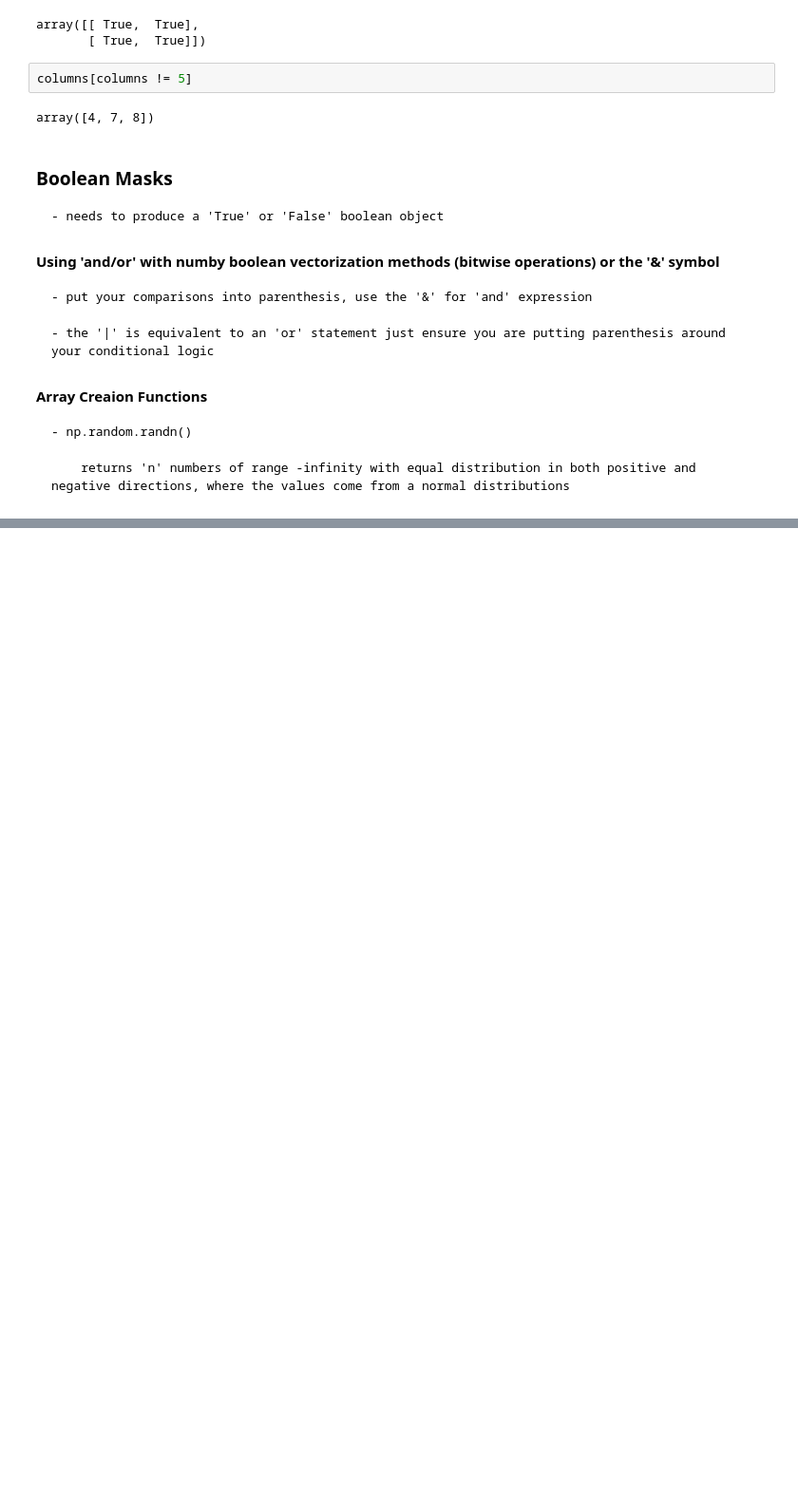
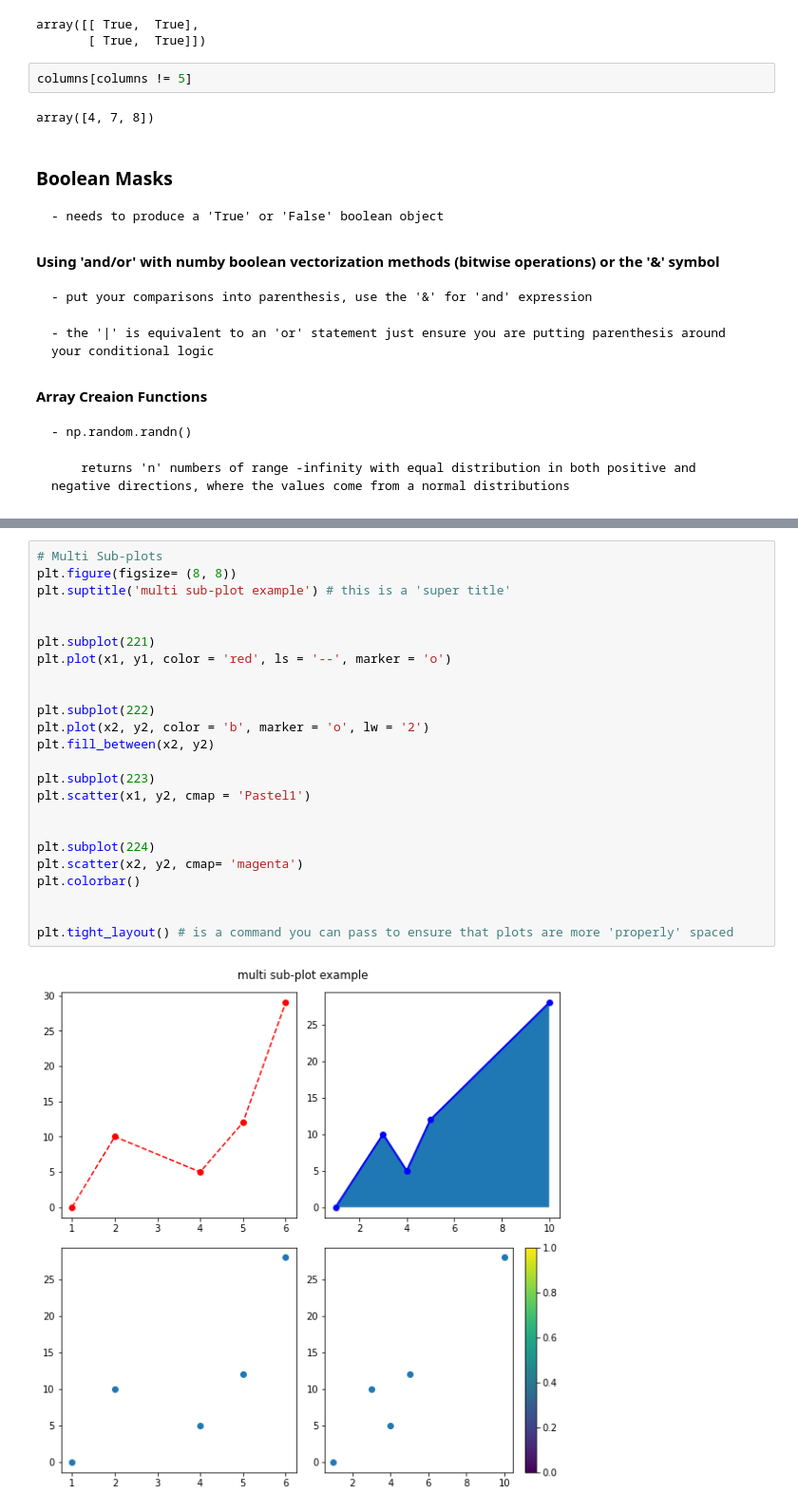
Before and after one commit to mijailmariano/my_notes, a Jupyter notebook: jupy-notebook.ipynb, the cells around one changed output, grey strips where cells are left out. Shown at 95% size. Drawn from its saved outputs; the diff is of its cells as text; blank space fills up the shorter version.

```diff
--- a/jupy-notebook.ipynb
+++ b/jupy-notebook.ipynb
@@ -1376,0 +1485,26 @@ array([4, 7, 8])
+# %%
+# Multi Sub-plots
+plt.figure(figsize= (8, 8))
+plt.suptitle('multi sub-plot example') # this is a 'super title'
+
+
+plt.subplot(221)
+plt.plot(x1, y1, color = 'red', ls = '--', marker = 'o')
+
+
+plt.subplot(222)
+plt.plot(x2, y2, color = 'b', marker = 'o', lw = '2')
+plt.fill_between(x2, y2)
+
+plt.subplot(223)
+plt.scatter(x1, y2, cmap = 'Pastel1')
+
+
+plt.subplot(224)
+plt.scatter(x2, y2, cmap= 'magenta')
+plt.colorbar()
+
+
+plt.tight_layout() # is a command you can pass to ensure that plots are more 'properly' spaced
+# %% [output]
+[figure, added]
```
Also changed, not shown: parts of 20 cells of this notebook.
